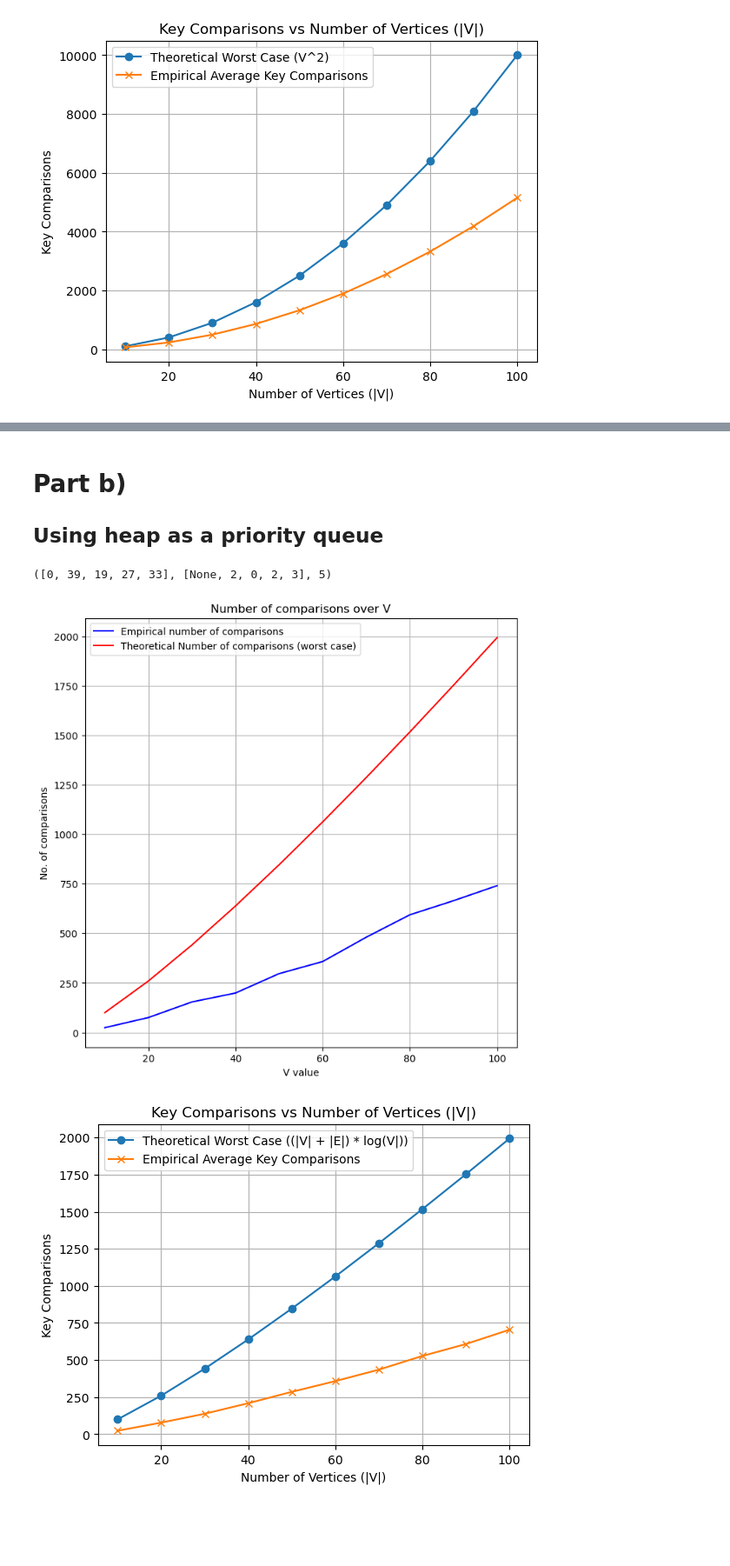
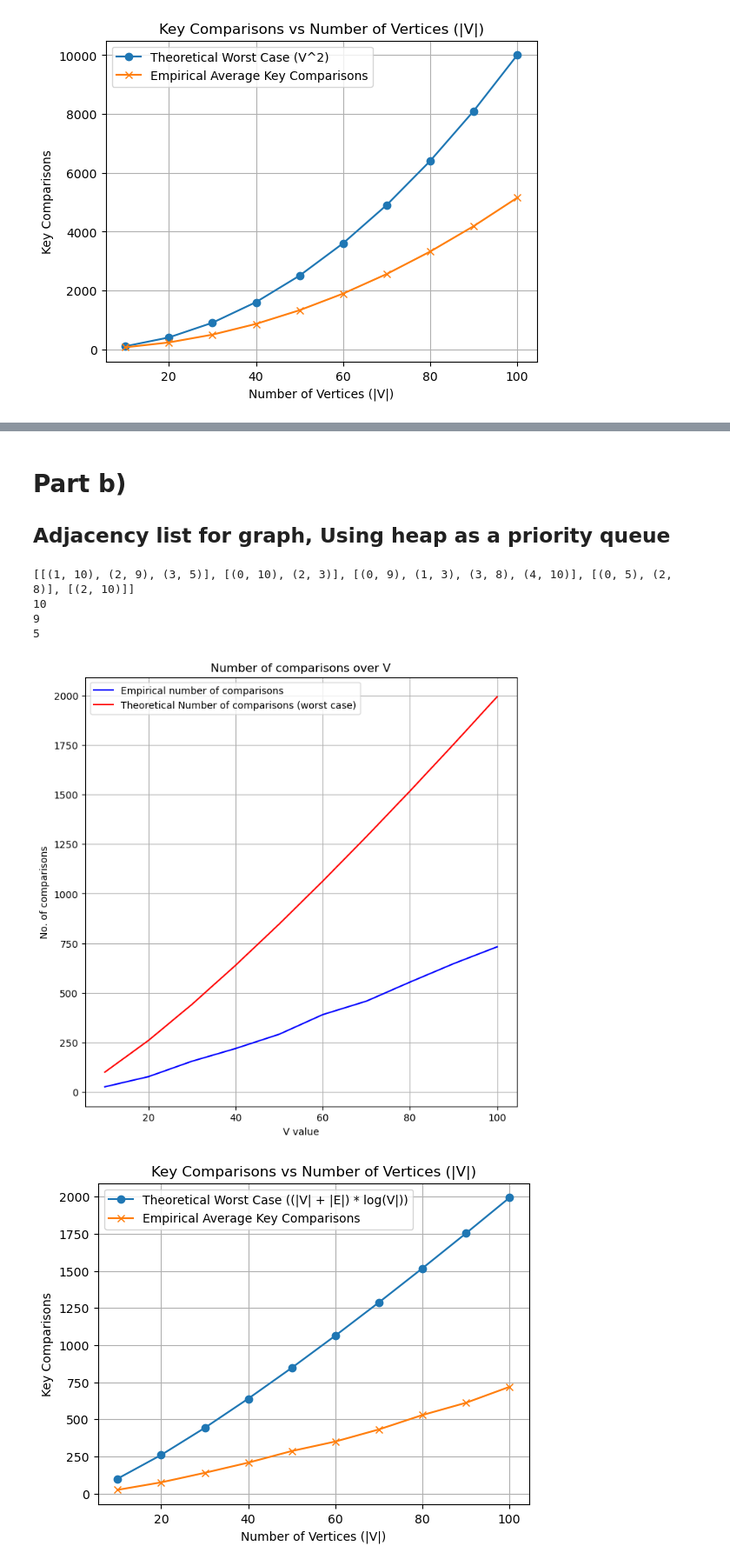
Before and after one commit to nickleezx/SC2001-Lab-Projects, a Jupyter notebook: Lab 2/Dijkstra.ipynb, the cells around one changed output, grey strips where cells are left out. Shown at 87% size. Cells and saved outputs as stored; diff of their text form; code cells hidden in the pictures; blank space fills up the shorter version.

Commit message:
Updated part b to adj list, added graph plot for increasing |E|
as stated in the title

```diff
--- a/Lab 2/Dijkstra.ipynb
+++ b/Lab 2/Dijkstra.ipynb
@@ -241,4 +290,4 @@ plt.show()
 # %% [markdown]
 # Part b)
 
-## Using heap as a priority queue
+## Adjacency list for graph, Using heap as a priority queue
@@ -245,3 +305,14 @@ plt.show()
+# %%
+graph = adjacency_matrix_to_list(adjacency_matrix(5,6,1,10))
+print(graph)
+
+for item in graph[0]:
+    print(item[1])
+# %% [output]
+[[(1, 10), (2, 9), (3, 5)], [(0, 10), (2, 3)], [(0, 9), (1, 3), (3, 8), (4, 10)], [(0, 5), (2, 8)], [(2, 10)]]
+10
+9
+5
 # %%
 class MinHeap:
     def __init__(self):
@@ -366,9 +437,34 @@ def dijkstra_Heap(graph, source):
 
     return d, pi, heap.get_comparisons()
 # %%
-dijkstra_Heap(matrix, 0)
+def dijkstra_Heap(graph, source):
+    n = len(graph)
+    d = [math.inf] * n
+    pi = [None] * n
+    d[source] = 0
+    S = [0] * n
+
+    heap = MinHeap()
+
+    #key_comparisons = 0 #count number of key comparisons
+
+    for i in range(n):
+        heap.insert(i, d[i])
+
+    while not heap.isEmpty():
+        u, weight= heap.getMin()
+        #key_comparisons += comparisons
+        S[u] = 1
+
+        for item in graph[u]:
+            if S[item[0]] == 0:
+                if d[u] + item[1] < d[item[0]]:
+                    heap.remove(item[0])
+                    d[item[0]] = d[u] + item[1]
+                    pi[item[0]] = u
+                    heap.insert(item[0], d[item[0]])
+
+    return d, pi, heap.get_comparisons()
-# %% [output]
-([0, 39, 19, 27, 33], [None, 2, 0, 2, 3], 5)
 # %%
 x = []
 key_comp_results = []
@@ -383,37 +479,37 @@ y_theory_worst = []
 for V in range(10,101,10):
     x.append(V)
     E = edge_multiplier * V
-    graph = adjacency_matrix(V, E, min_weight, max_weight)
+    graph = adjacency_matrix_to_list(adjacency_matrix(V, E, min_weight, max_weight))
     _, _, key_comp = dijkstra_Heap(graph, 0)
     key_comp_results.append(key_comp)
     x_theory_worst.append(V)
     y_theory_worst.append((V+E) * np.log2(V))
 
 
 plt.figure(figsize=(8,8))
 
 # Plot the data
 
 plt.plot(x, key_comp_results, linestyle='-', color='blue', label='Empirical number of comparisons')
 
 plt.plot(x_theory_worst, y_theory_worst, linestyle='-', color='red', label='Theoretical Number of comparisons (worst case)')
 
 # Adding title and labels
 plt.title('Number of comparisons over V')
 plt.xlabel('V value')
 plt.ylabel('No. of comparisons')
 
 
 # Show grid
 plt.grid(True)
 
 # Add a legend
 plt.legend()
 
 # Display the plot
 plt.show()
 # %% [output]
-[figure, old version]
+[figure, new version]
 # %%
 x = []
 key_comp_results = []
```
Also changed, not shown: parts of 6 cells of this notebook.
